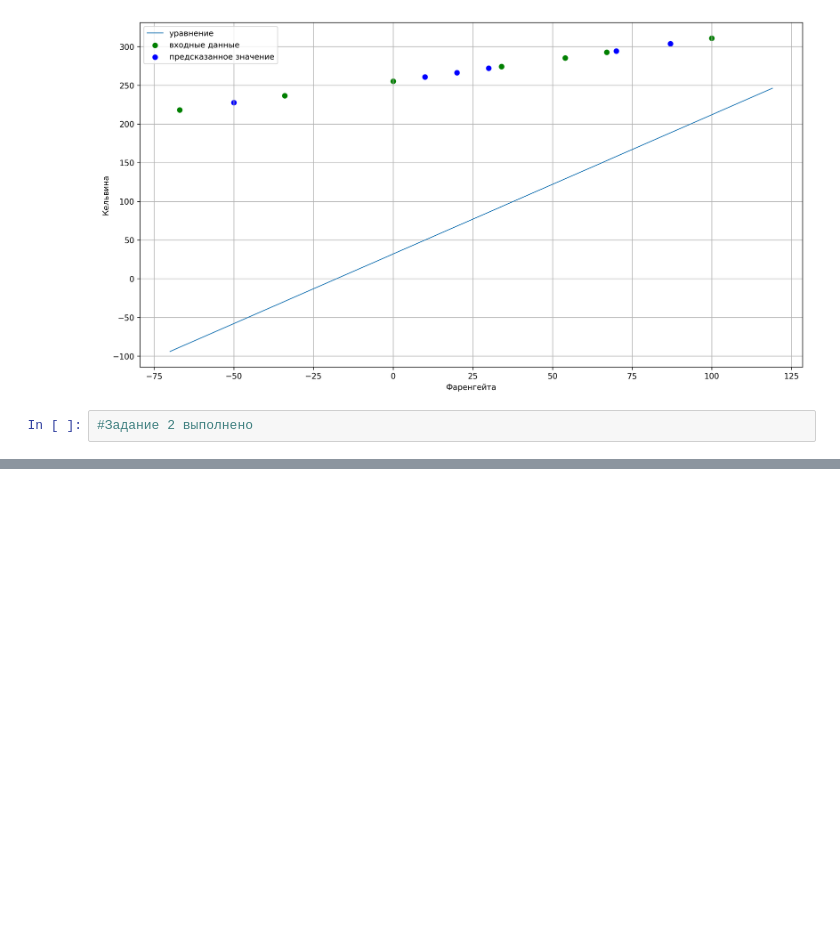
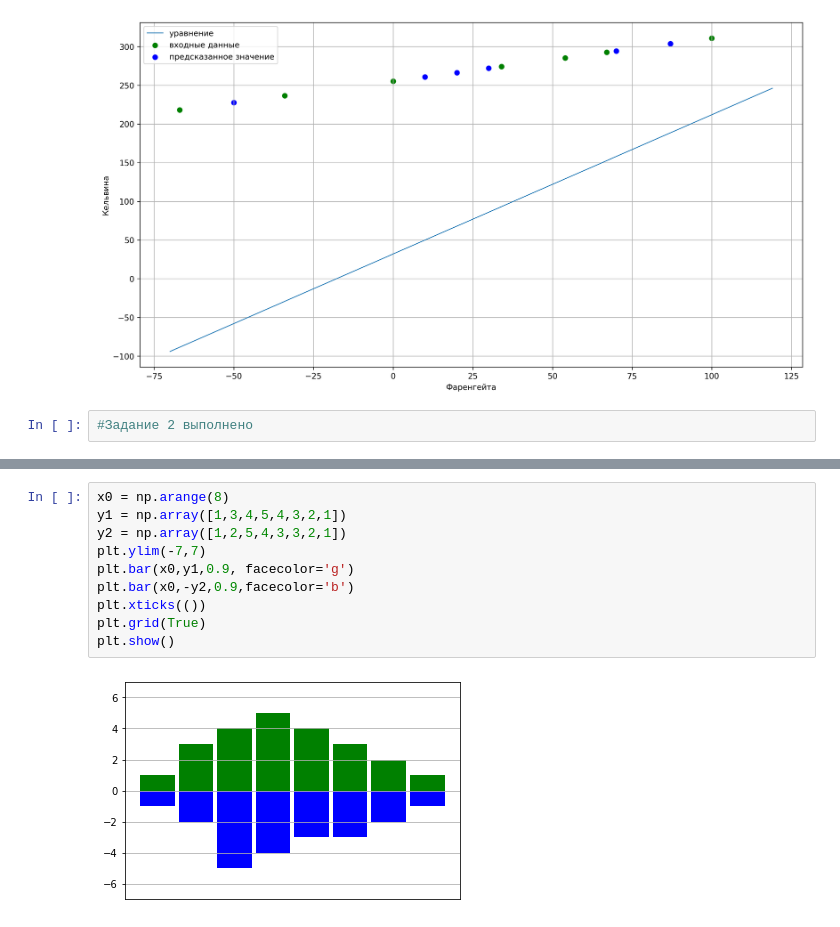
Before and after one commit to RImuT/-.--311, a Jupyter notebook: Лабораторная_работа_№6.ipynb, the cells around one changed output, grey strips where cells are left out. Drawn from its saved outputs; the diff is of its cells as text; blank space fills up the shorter version.

```diff
--- a/Лабораторная_работа_№6.ipynb
+++ b/Лабораторная_работа_№6.ipynb
@@ -119,0 +144,12 @@ plt.show()
+# %%
+x0 = np.arange(8)
+y1 = np.array([1,3,4,5,4,3,2,1])
+y2 = np.array([1,2,5,4,3,3,2,1])
+plt.ylim(-7,7)
+plt.bar(x0,y1,0.9, facecolor='g')
+plt.bar(x0,-y2,0.9,facecolor='b')
+plt.xticks(())
+plt.grid(True)
+plt.show()
+# %% [output]
+[figure, added]
```
Also changed, not shown: parts of 3 cells of this notebook.
